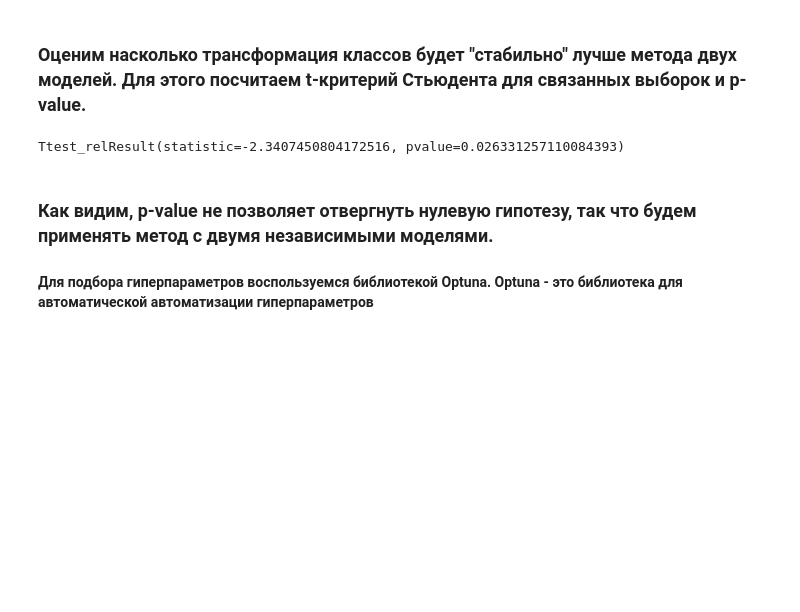
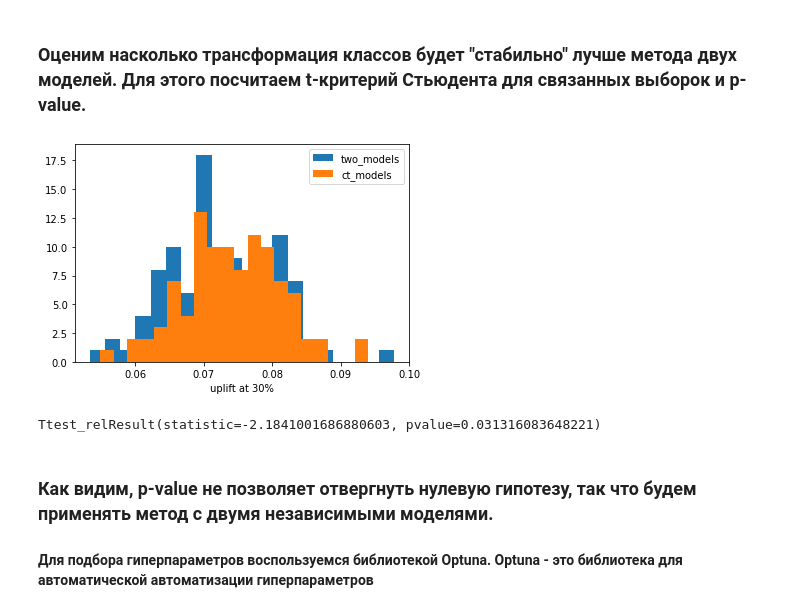
Before and after one commit to flashlight101/teta_summer_school_uplift_x5, a Jupyter notebook: uplift_model_validation.ipynb, the cells around one changed output. Saved outputs shown, nothing was run; the diff lists cells and outputs as text; code cells hidden in the pictures; blank space fills up the shorter version.

Commit message:
modified:   README.md 	modified:   requirements.txt 	modified:   uplift_model_validation.ipynb

```diff
--- a/uplift_model_validation.ipynb
+++ b/uplift_model_validation.ipynb
@@ -121,7 +125,7 @@ model2 = ClassTransformation(CatBoostClassifier(num_trees=30, random_state=321,
 scores_two_models = np.array([])
 scores_ct_model = np.array([])
 
-for i in range(30):
+for i in range(100):
 
     train_indices, test_indices = train_test_split(y_train.index, test_size=0.3, random_state=i*10)
 
@@ -153,10 +157,18 @@ for i in range(30):
     uplift_at_score2 = uplift_at_k(y_true=test_y, uplift=uplift_model2, treatment=test_treat, strategy='overall', k=0.3)
 
     scores_ct_model = np.append(scores_ct_model, uplift_at_score2)
+# %%
+plt.hist(scores_two_models, bins=20)
+plt.hist(scores_ct_model, bins=20)
+plt.legend(['two_models','ct_models'])
+plt.xlabel('uplift at 30%')
+plt.show()
+# %% [output]
+[figure, added]
 # %%
 ttest_rel(scores_two_models, scores_ct_model)
 # %% [output]
-Ttest_relResult(statistic=-2.3407450804172516, pvalue=0.026331257110084393)
+Ttest_relResult(statistic=-2.1841001686880603, pvalue=0.031316083648221)
 # %% [markdown]
 ### Как видим, p-value не позволяет отвергнуть нулевую гипотезу, так что будем применять метод с двумя независимыми моделями.
 
```
Also changed, not shown: parts of 15 cells of this notebook, 2 other files.
